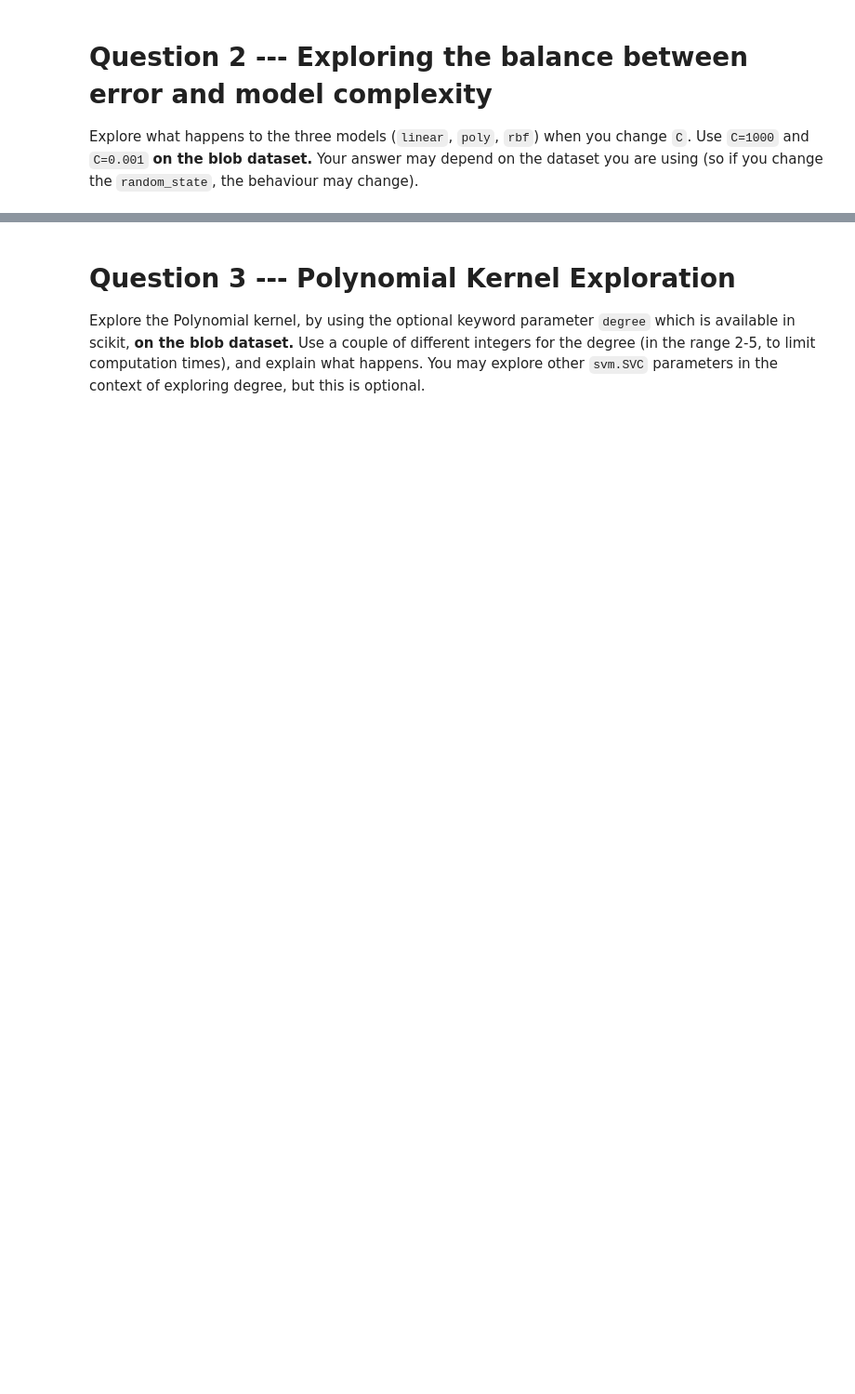
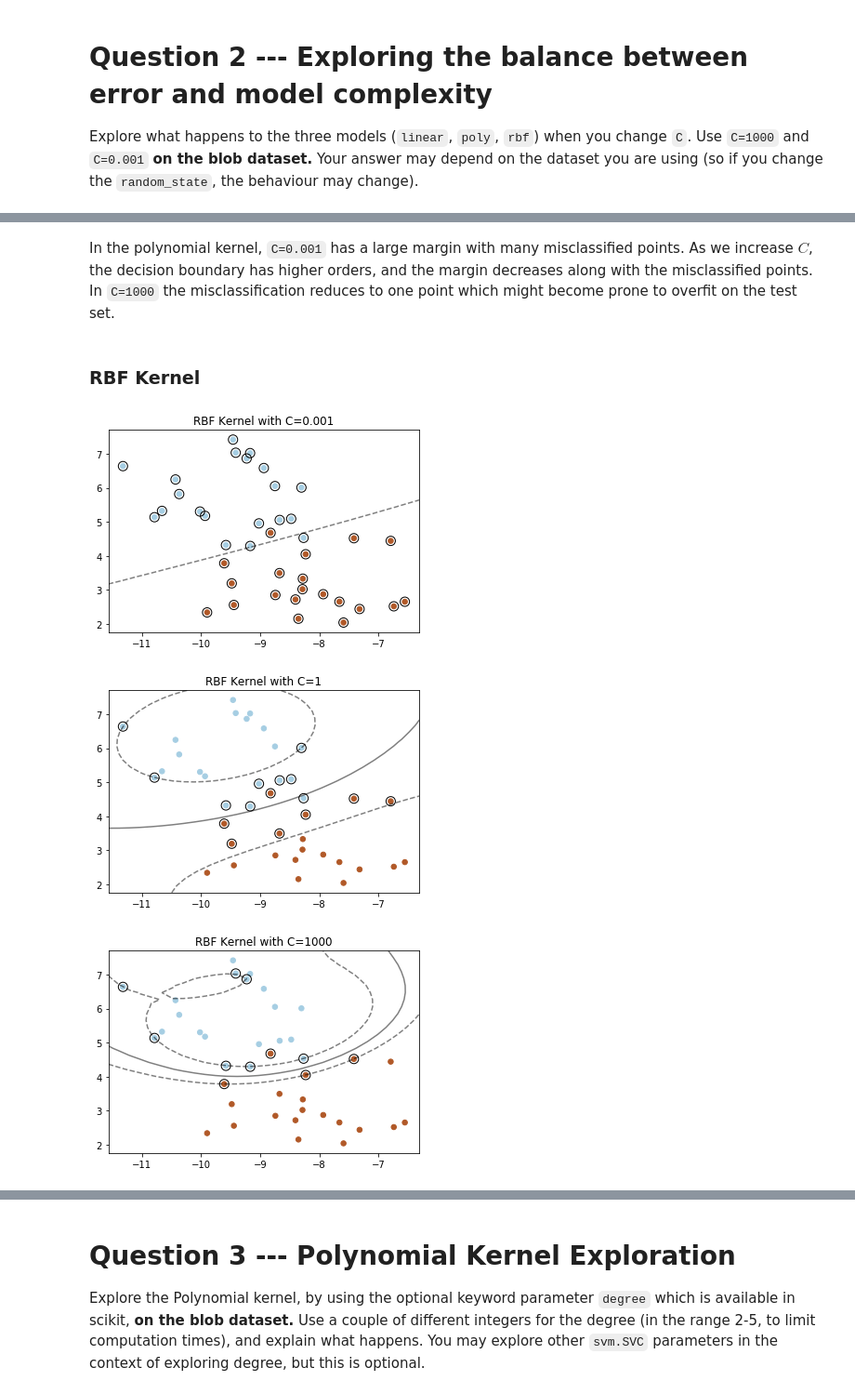
Before and after one commit to Minam7/CMPT820, a Jupyter notebook: HW4/A4Q2.ipynb, the cells around one changed output, grey strips where cells are left out. Shown at 93% size. Cells and saved outputs as stored; diff of their text form; code cells hidden in the pictures; blank space fills up the shorter version.

````diff
--- a/HW4/A4Q2.ipynb
+++ b/HW4/A4Q2.ipynb
@@ -117,0 +193,23 @@ Put your answer here!  You can add code cells (or copy them from above), and mar
+# %% [markdown]
+In the polynomial kernel, ```C=0.001``` has a large margin with many misclassified points. As we increase $C$, the decision boundary has higher orders, and the margin decreases along with the misclassified points. In ```C=1000``` the misclassification reduces to one point which might become prone to overfit on the test set.
+# %% [markdown]
+### RBF Kernel
+# %%
+# C = 0.001
+C_val = 0.001
+title = 'RBF Kernel with C=' + str(C_val)
+plot_hyperplane(svm.SVC(kernel='rbf', gamma=0.1, C=C_val), blob_X, blob_y, title)
+
+# C = 1
+C_val = 1
+title = 'RBF Kernel with C=' + str(C_val)
+plot_hyperplane(svm.SVC(kernel='rbf', gamma=0.1, C=C_val), blob_X, blob_y, title)
+
+# C = 1000
+C_val = 1000
+title = 'RBF Kernel with C=' + str(C_val)
+plot_hyperplane(svm.SVC(kernel='rbf', gamma=0.1, C=C_val), blob_X, blob_y, title)
+# %% [output]
+[figure, added]
+[figure, added]
+[figure, added]
````
Also changed, not shown: parts of 37 cells of this notebook, 1 other file.
